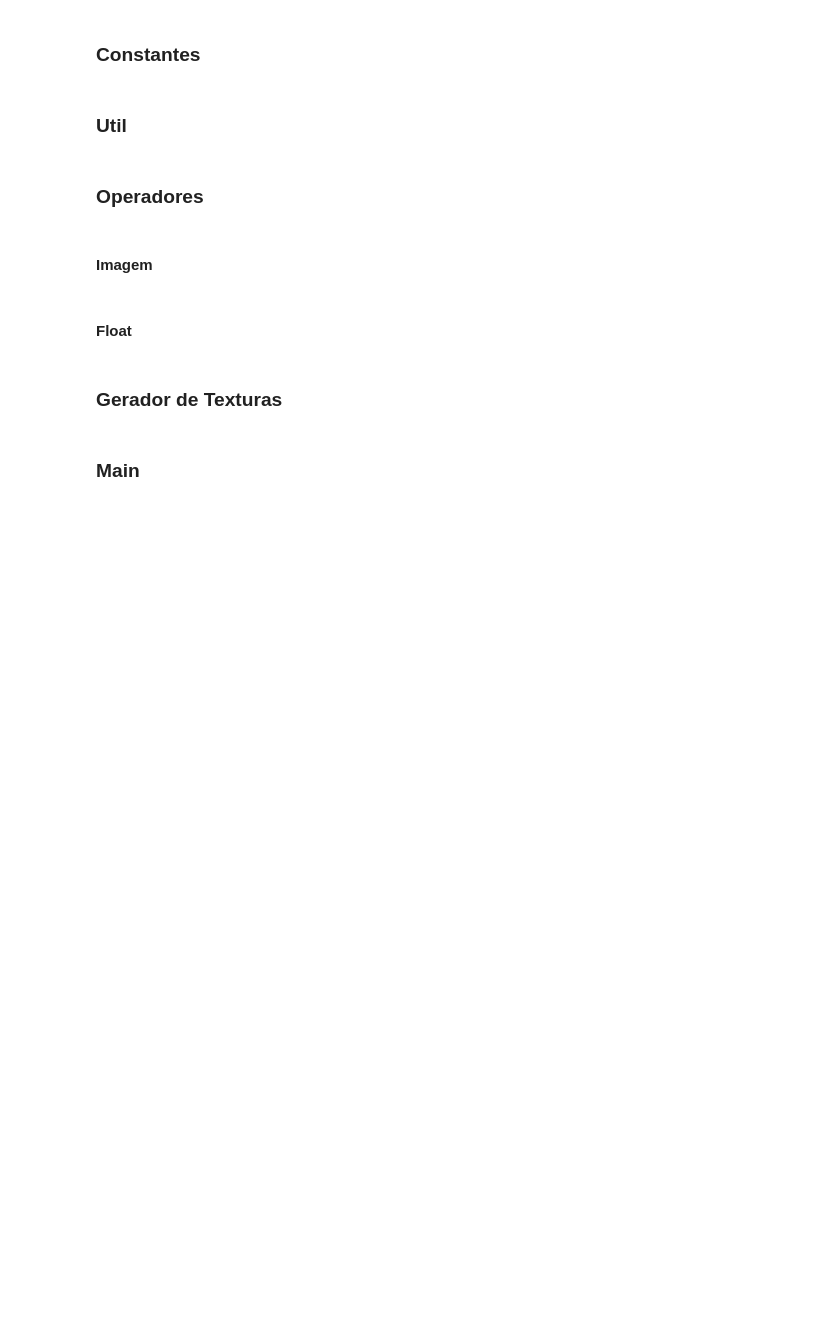
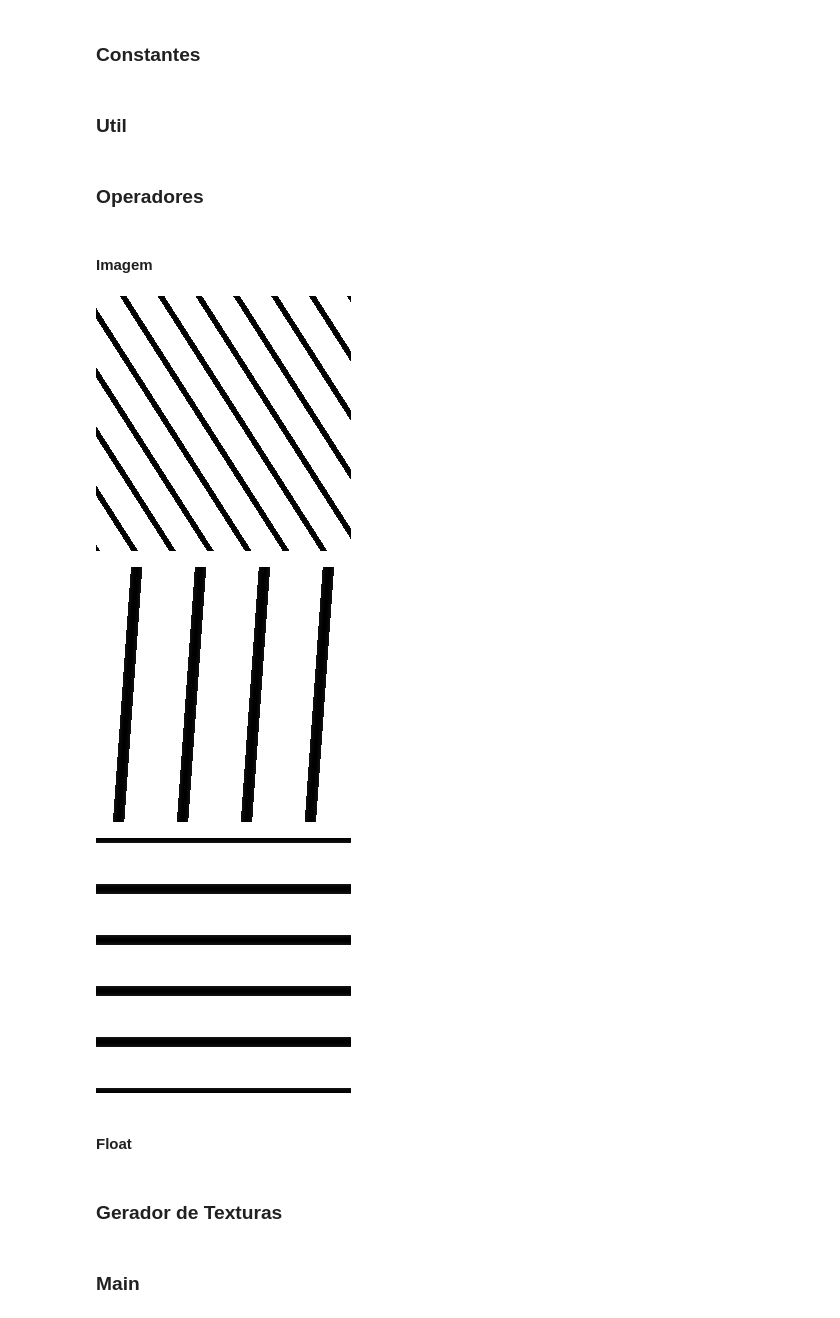
Before and after one commit to viniciusvmda/procedural-texture, a Jupyter notebook: gp.ipynb, the cells around one changed output. Cells and saved outputs as stored; diff of their text form; code cells hidden in the pictures; blank space fills up the shorter version.

```diff
--- a/gp.ipynb
+++ b/gp.ipynb
@@ -197,23 +200,37 @@ class ImageOperator:
     return newImg
 
 
-  def createChessBoard(self, img, blockWidthFloat, blockHeightFloat):
+  def createStripes(self, img, numberOfTilesFloat, orientation):
     newImg = deepcopy(img)
+    maxNumberOfLines = int(self.targetImgWidth / MIN_SIZE_OF_LINES)
+    numberOfTiles = int(numberOfTilesFloat) % maxNumberOfLines + 1
 
-    blockWidth = int(abs(blockWidthFloat % self.targetImgWidth)) + 1
-    blockHeight = int(abs(blockHeightFloat % self.targetImgHeight)) + 1
+    lines = tiles(xdensity=self.targetImgWidth, ydensity=self.targetImgHeight, phase=np.pi/2, frequency=numberOfTiles, orientation=orientation)
+    linesUint8 = convertFloatToUint8(lines)
 
-    xBegin = int((blockWidth - self.targetImgWidth % blockWidth) / 2)
-    yBegin = int((blockHeight - self.targetImgHeight % blockHeight) / 2)
-    xBegin = xBegin if ((self.targetImgWidth - xBegin) / blockWidth) % 2 == 0 else -xBegin
-    yBegin = yBegin if ((self.targetImgHeight - yBegin) / blockHeight) % 2 == 0 else -yBegin
+    for x in range(0, self.targetImgWidth):
+      for y in range(0, self.targetImgHeight):
+        if linesUint8[x][y] < MARGIN_OF_ERROR:
+          newImg[x][y] = np.full(NUMBER_OF_CHANNELS, linesUint8[x][y])
+
+    return newImg
+
+
+  def createChessBoard(self, img, blockSizeFloat):
+    newImg = deepcopy(img)
+    blockSize = int(blockSizeFloat % (self.targetImgWidth - 1)) + 1
+
+    xBegin = int((blockSize - self.targetImgWidth % blockSize) / 2)
+    yBegin = int((blockSize - self.targetImgHeight % blockSize) / 2)
+    xBegin = xBegin if ((self.targetImgWidth - xBegin) / blockSize) % 2 == 0 else -xBegin
+    yBegin = yBegin if ((self.targetImgHeight - yBegin) / blockSize) % 2 == 0 else -yBegin
 
     for column in range(2):
-      for i in range(xBegin + column * blockWidth, self.targetImgWidth, 2 * blockWidth):
-        for j in range(yBegin + column * blockHeight, self.targetImgHeight, 2 * blockHeight):
+      for i in range(xBegin + column * blockSize, self.targetImgWidth, 2 * blockSize):
+        for j in range(yBegin + column * blockSize, self.targetImgHeight, 2 * blockSize):
           x = i if i >= 0 else 0
           y = j if j >= 0 else 0
-          newImg[y:j + blockHeight, x:i + blockWidth] = 0
+          newImg[y:j + blockSize, x:i + blockSize] = 0
 
     return newImg
 
@@ -284,6 +301,19 @@ class ImageOperator:
     weight = (abs(weightFloat) % MAX_WEIGHT_ON_IMG_ADD + 1) / MAX_WEIGHT_ON_IMG_ADD
     scalarToSum = 0
     return cv2.addWeighted(img1, weight, img2, 1.0 - weight, scalarToSum)
+# %%
+WHITE = np.full((255,255,3), 255, dtype=np.uint8)
+imgOp = ImageOperator(WHITE)
+img = imgOp.createStripes(WHITE, 7, 2.14)
+img2 = imgOp.createStripes(WHITE, 3, 1.5)
+img3 = imgOp.createStripes(WHITE, 4, 3.14159)
+cv2_imshow(img)
+cv2_imshow(img2)
+cv2_imshow(img3)
+# %% [output]
+[figure, added]
+[figure, added]
+[figure, added]
 # %% [markdown]
 #### Float
 # %%
```
Also changed, not shown: parts of 1 cell of this notebook.
